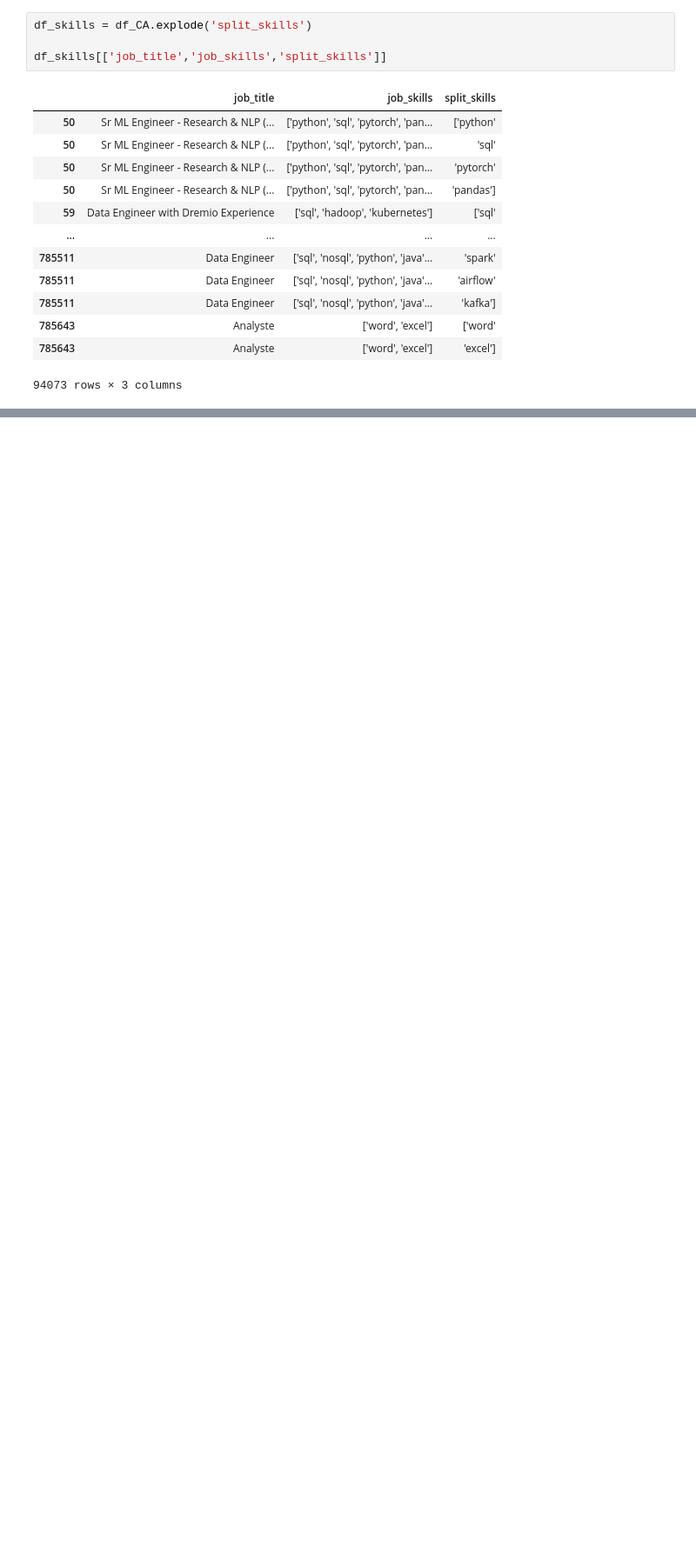
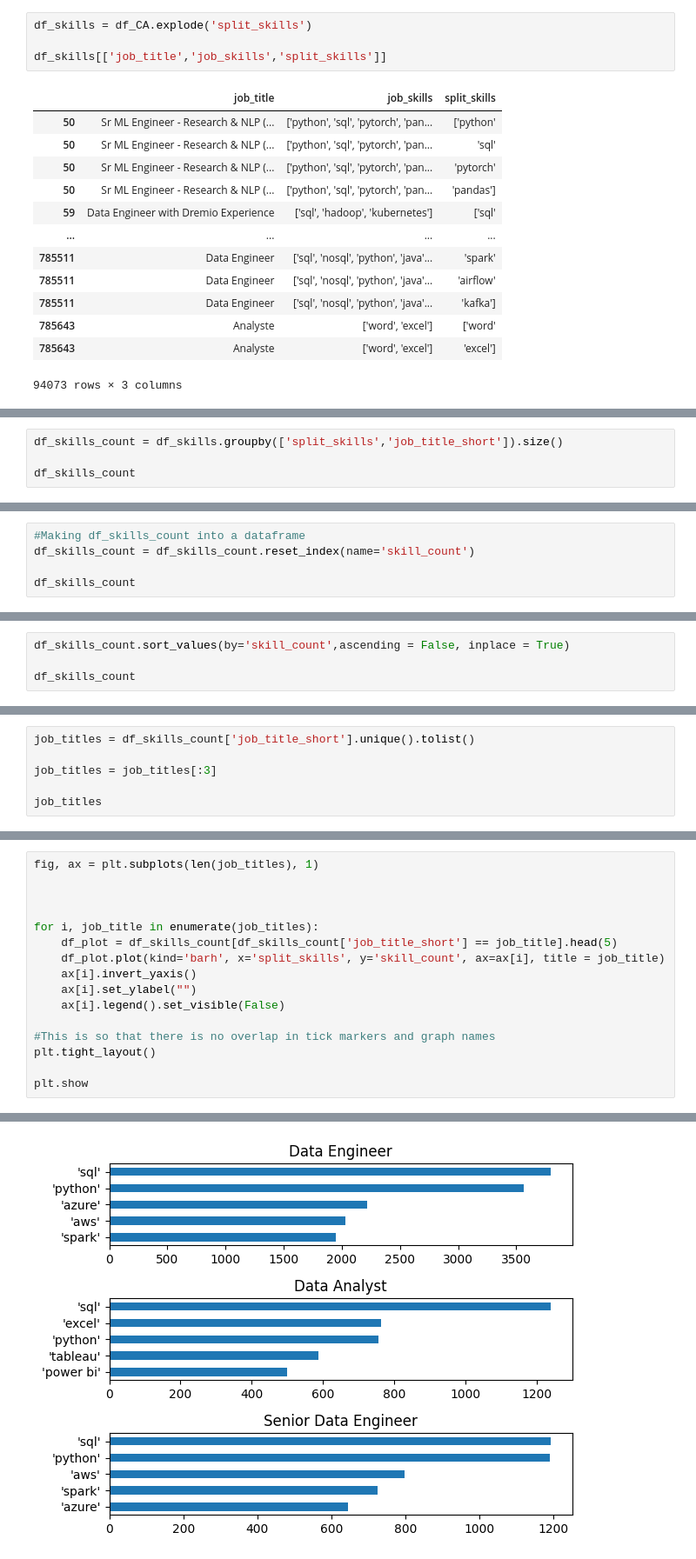
Before and after one commit to GeoffreyBarnesData/Python_Data_Project, a Jupyter notebook: Project/2_Skills_Count.ipynb, the cells around one changed output, grey strips where cells are left out. Shown at 87% size. Drawn from its saved outputs; the diff is of its cells as text; blank space fills up the shorter version.

```diff
--- a/Project/2_Skills_Count.ipynb
+++ b/Project/2_Skills_Count.ipynb
@@ -111,0 +131,4 @@ df_skills[['job_title','job_skills','split_skills']]
+# %%
+df_skills_count = df_skills.groupby(['split_skills','job_title_short']).size()
+
+df_skills_count
@@ -111,0 +158,5 @@ df_skills[['job_title','job_skills','split_skills']]
+# %%
+#Making df_skills_count into a dataframe
+df_skills_count = df_skills_count.reset_index(name='skill_count')
+
+df_skills_count
@@ -111,0 +179,4 @@ df_skills[['job_title','job_skills','split_skills']]
+# %%
+df_skills_count.sort_values(by='skill_count',ascending = False, inplace = True)
+
+df_skills_count
@@ -111,0 +199,6 @@ df_skills[['job_title','job_skills','split_skills']]
+# %%
+job_titles = df_skills_count['job_title_short'].unique().tolist()
+
+job_titles = job_titles[:3]
+
+job_titles
@@ -111,0 +209,17 @@ df_skills[['job_title','job_skills','split_skills']]
+# %%
+fig, ax = plt.subplots(len(job_titles), 1)
+
+
+
+for i, job_title in enumerate(job_titles):
+    df_plot = df_skills_count[df_skills_count['job_title_short'] == job_title].head(5)
+    df_plot.plot(kind='barh', x='split_skills', y='skill_count', ax=ax[i], title = job_title)
+    ax[i].invert_yaxis()
+    ax[i].set_ylabel("")
+    ax[i].legend().set_visible(False)
+
+#This is so that there is no overlap in tick markers and graph names
+plt.tight_layout()
+
+plt.show
+# %% [output]
@@ -111,0 +227 @@ df_skills[['job_title','job_skills','split_skills']]
+[figure, added]
```
Also changed, not shown: parts of 21 cells of this notebook.
